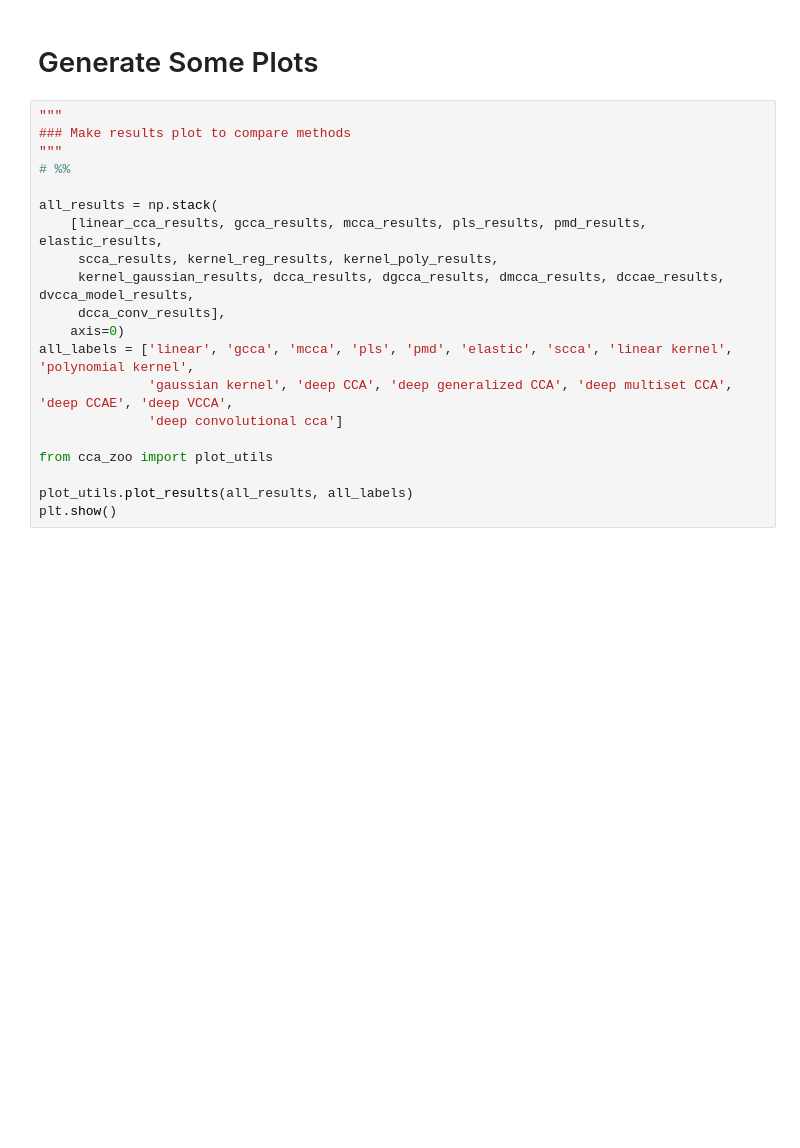
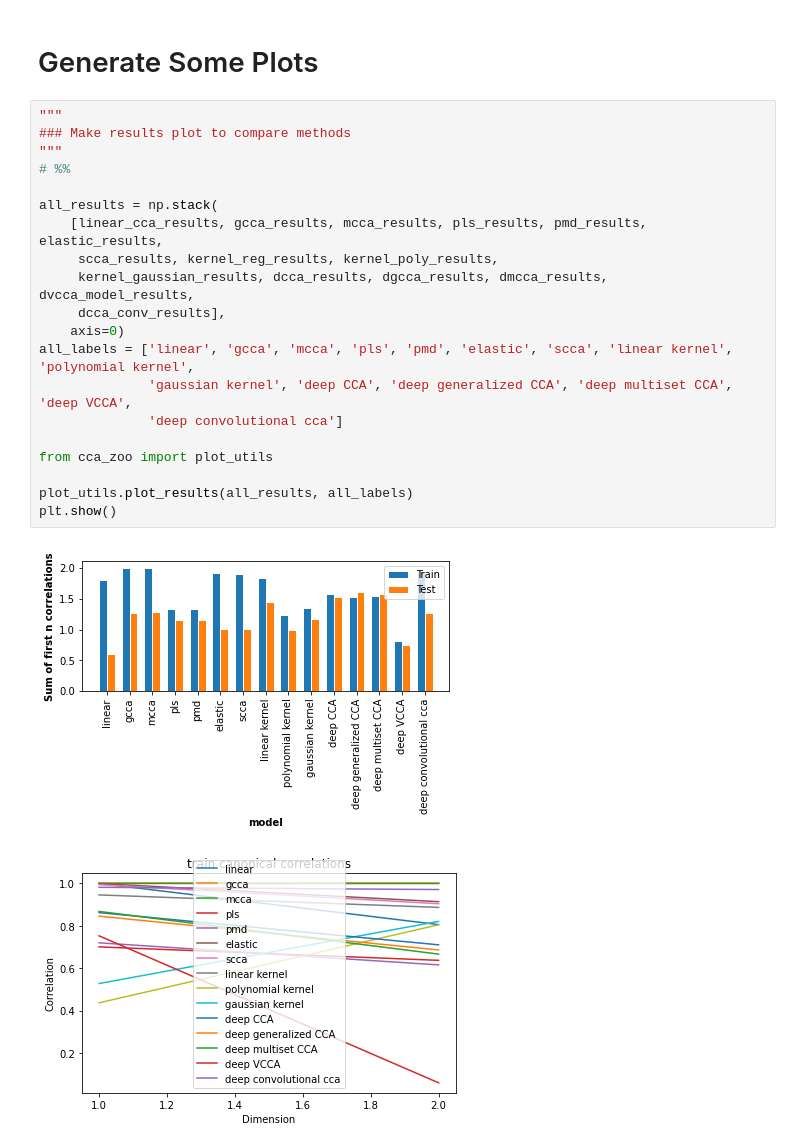
Before and after one commit to jameschapman19/cca_zoo, a Jupyter notebook: cca_zoo_tutorial.ipynb, the cells around one changed output. Drawn from its saved outputs; the diff is of its cells as text; blank space fills up the shorter version.

```diff
--- a/cca_zoo_tutorial.ipynb
+++ b/cca_zoo_tutorial.ipynb
@@ -469,20 +618,23 @@ dcca_conv_results = np.stack(
 # %%
 """
 ### Make results plot to compare methods
 """
 # %%
 
 all_results = np.stack(
     [linear_cca_results, gcca_results, mcca_results, pls_results, pmd_results, elastic_results,
      scca_results, kernel_reg_results, kernel_poly_results,
-     kernel_gaussian_results, dcca_results, dgcca_results, dmcca_results, dccae_results, dvcca_model_results,
+     kernel_gaussian_results, dcca_results, dgcca_results, dmcca_results, dvcca_model_results,
      dcca_conv_results],
     axis=0)
 all_labels = ['linear', 'gcca', 'mcca', 'pls', 'pmd', 'elastic', 'scca', 'linear kernel', 'polynomial kernel',
-              'gaussian kernel', 'deep CCA', 'deep generalized CCA', 'deep multiset CCA', 'deep CCAE', 'deep VCCA',
+              'gaussian kernel', 'deep CCA', 'deep generalized CCA', 'deep multiset CCA', 'deep VCCA',
               'deep convolutional cca']
 
 from cca_zoo import plot_utils
 
 plot_utils.plot_results(all_results, all_labels)
 plt.show()
+# %% [output]
+[figure, added]
+[figure, added]
```
Also changed, not shown: parts of 12 cells of this notebook.
